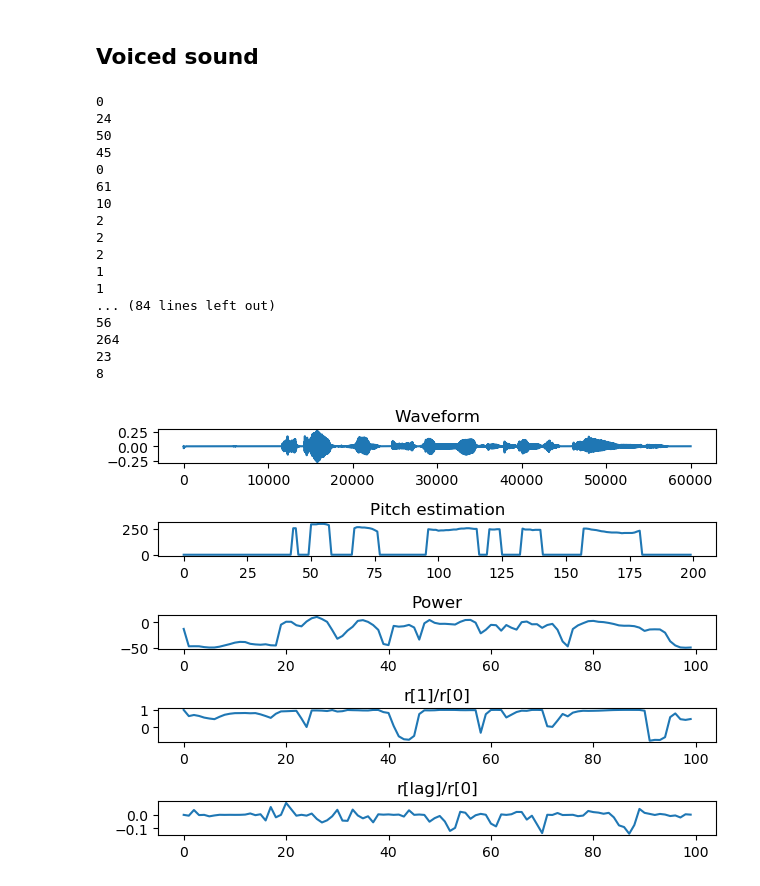
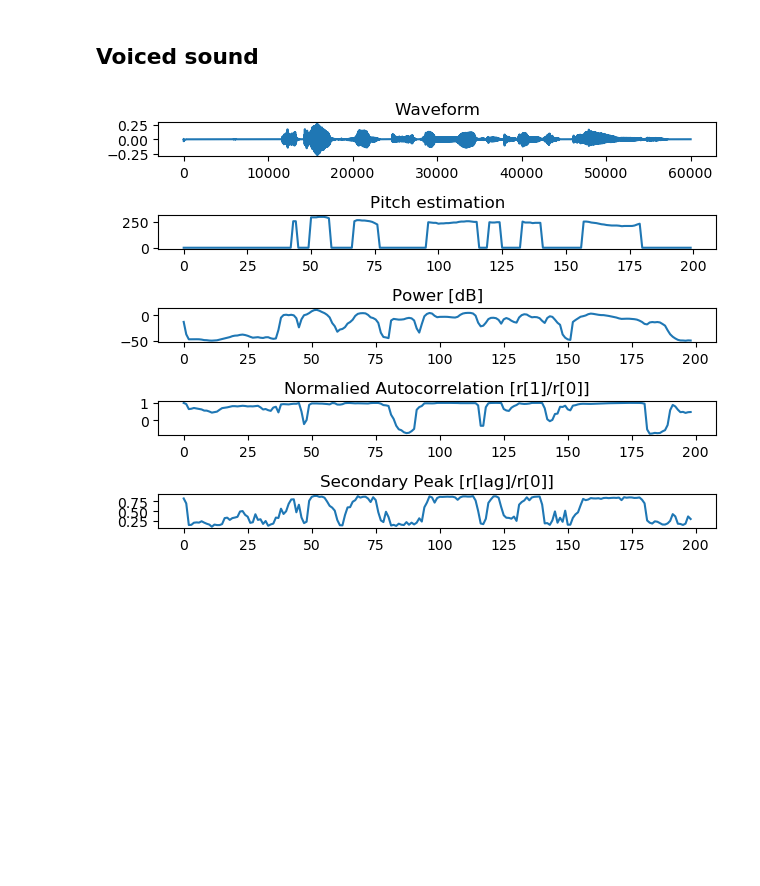
Before and after one commit to victhormoreno/P3, a Jupyter notebook: utils/graphs.ipynb, the cells around one changed output. Drawn from its saved outputs; the diff is of its cells as text; code cells hidden in the pictures; blank space fills up the shorter version.

Commit message:
pitch estimation

```diff
--- a/utils/graphs.ipynb
+++ b/utils/graphs.ipynb
@@ -7,7 +7,15 @@ import numpy as np
 import matplotlib.pyplot as plt
 import soundfile as sf
 
+# CONSTANT DEFINITION
 filename = "../prueba.wav"
+FRAME_LEN = 30/1000     # s
+FRAME_SHIFT = 15/1000   # s
+MIN_F0 = 20             # Hz
+MAX_F0 = 1000            # Hz
+
+
+
 wav_file, sample_rate = sf.read(filename)
 
 plt.figure(figsize=(20, 5))
@@ -21,19 +29,21 @@ plt.show()
 # %%
 voiced_timestpamp = 16000
 
-segment_samples = round(sample_rate*30/1000)
-signal = wav_file[voiced_timestpamp:voiced_timestpamp+segment_samples]
-autocorrelation = np.correlate(signal, signal, mode='full')
-autocorrelation = autocorrelation[autocorrelation.size // 2:]
+segment_samples = round(sample_rate*FRAME_LEN)
+voiced_signal = wav_file[voiced_timestpamp:voiced_timestpamp+segment_samples]
+voiced_signal_autocorr = np.correlate(voiced_signal, voiced_signal, mode='full')
+
+# Keep only the second half of the autocorrelation
+voiced_signal_autocorr = voiced_signal_autocorr[voiced_signal_autocorr.size // 2:]
 
 plt.figure()
 
 plt.subplot(2, 1, 1)
-plt.plot(signal)
+plt.plot(voiced_signal)
 plt.title('Voiced Signal')
 
 plt.subplot(2, 1, 2)
-plt.plot(autocorrelation)
+plt.plot(voiced_signal_autocorr)
 plt.title('Autocorrelation')
 
 plt.tight_layout()
@@ -69,70 +55,52 @@ def calculate_window_power(signal, n_samples, overlap):
 # %%
 from numpy import loadtxt
 
-n_pitch_min = sample_rate/1000
+n_pitch_min = round(sample_rate/MAX_F0)
+step = round(sample_rate*FRAME_SHIFT)
 
 pitch = loadtxt('../prueba.f0')
-
 r_lag = []
 r1 = []
 power = []
-for i in range(0, len(wav_file) - segment_samples + 1, segment_samples):
+for i in range(0, len(wav_file) - segment_samples + 1, step):
     signal = wav_file[i:i+segment_samples]
     autocorrelation = np.correlate(signal, signal, mode='full')
+    autocorrelation = autocorrelation[autocorrelation.size // 2:] # Keep only the second half of the autocorrelation
 
-    pow = autocorrelation[autocorrelation.size // 2]
-    pow1 = autocorrelation[autocorrelation.size // 2 + 1]
-    lag = np.argmax(autocorrelation[autocorrelation.size // 2 + int(n_pitch_min):])
+    pow = autocorrelation[0]
+    pow1 = autocorrelation[1]
+    pow_lag = max(autocorrelation[n_pitch_min:])
 
     power.append(pow)
     r1.append(pow1/pow)
-    print(lag)
-    # TODO
-    r_lag.append(autocorrelation[lag]/pow)
+    r_lag.append(pow_lag/pow)
 
 
 power_dB = 10 * np.log10(power)
 
 plt.figure()
 
 plt.subplot(5, 1, 1)
 plt.plot(wav_file)
 plt.title('Waveform')
 
 plt.subplot(5, 1, 2)
 plt.plot(pitch)
 plt.title('Pitch estimation')
 
 plt.subplot(5, 1, 3)
 plt.plot(power_dB)
-plt.title('Power')
+plt.title('Power [dB]')
 
 plt.subplot(5, 1, 4)
 plt.plot(r1)
-plt.title('r[1]/r[0]')
+plt.title('Normalied Autocorrelation [r[1]/r[0]]')
 
 plt.subplot(5, 1, 5)
 plt.plot(r_lag)
-plt.title('r[lag]/r[0]')
+plt.title('Secondary Peak [r[lag]/r[0]]')
 
 plt.tight_layout()
 plt.show()
 # %% [output]
-0
-24
-50
-45
-0
-61
-10
-2
-2
-2
-1
-1
-... (84 lines left out)
-56
-264
-23
-8
-[figure, old version]
+[figure, new version]
```
Also changed, not shown: parts of 2 cells of this notebook, 4 other files.
